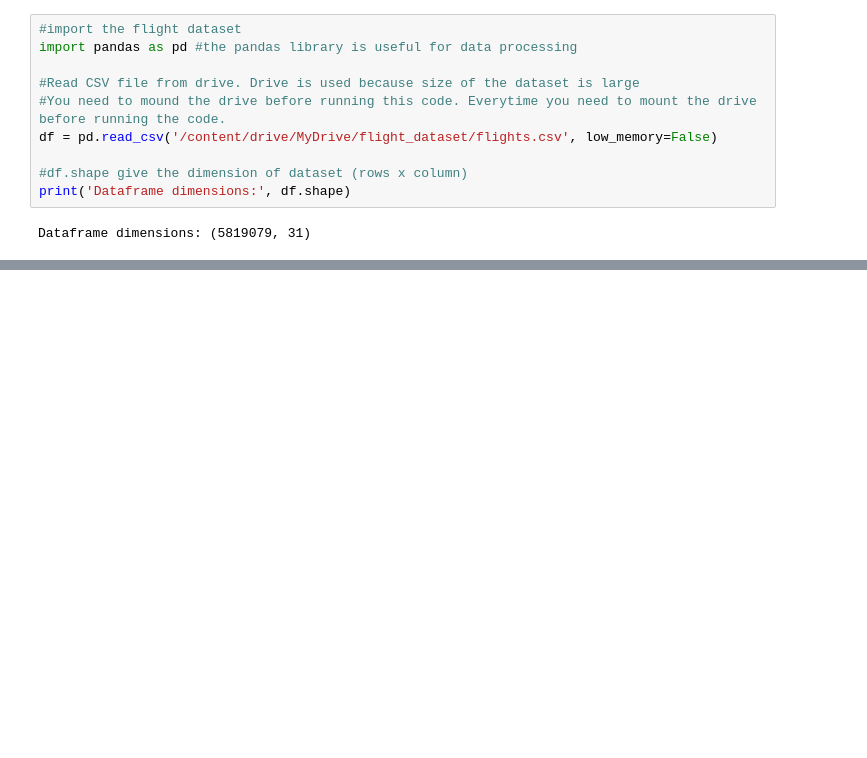
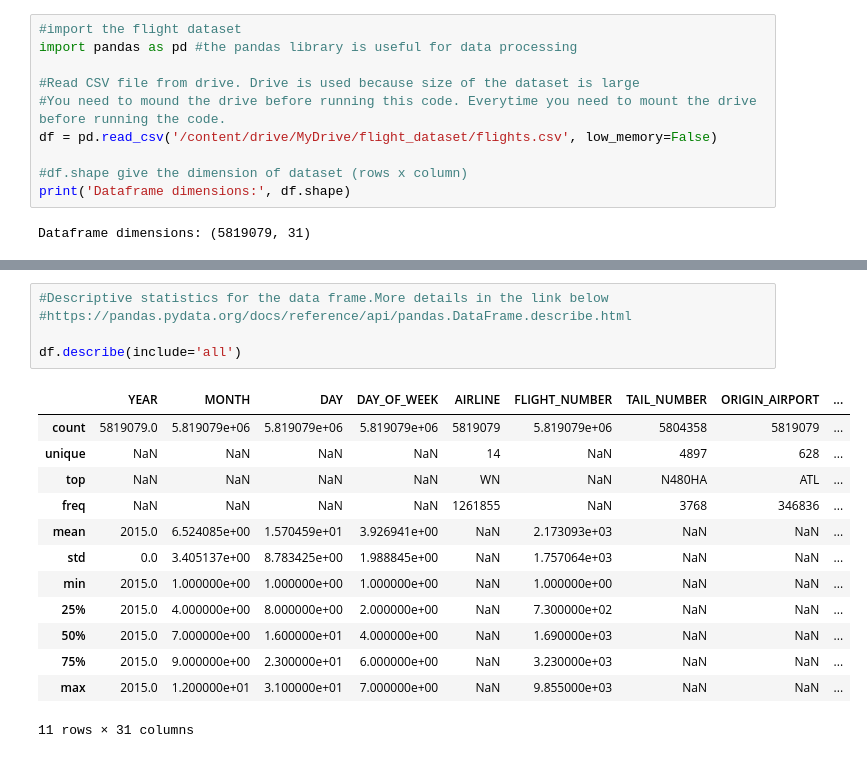
Before and after one commit to arvind-maurya/IIML_Group_Project, a Jupyter notebook: Predicting_flight_delays.ipynb, the cells around one changed output, grey strips where cells are left out. Drawn from its saved outputs; the diff is of its cells as text; blank space fills up the shorter version.

```diff
--- a/Predicting_flight_delays.ipynb
+++ b/Predicting_flight_delays.ipynb
@@ -44,0 +61,19 @@ Dataframe dimensions: (5819079, 31)
+# %%
+#Descriptive statistics for the data frame.More details in the link below
+#https://pandas.pydata.org/docs/reference/api/pandas.DataFrame.describe.html
+
+df.describe(include='all')
+# %% [output]
+|  | YEAR | MONTH | DAY | DAY_OF_WEEK | AIRLINE | FLIGHT_NUMBER | TAIL_NUMBER | ORIGIN_AIRPORT | ... |
+| count | 5819079.0 | 5.819079e+06 | 5.819079e+06 | 5.819079e+06 | 5819079 | 5.819079e+06 | 5804358 | 5819079 | ... |
+| unique | NaN | NaN | NaN | NaN | 14 | NaN | 4897 | 628 | ... |
+| top | NaN | NaN | NaN | NaN | WN | NaN | N480HA | ATL | ... |
+| freq | NaN | NaN | NaN | NaN | 1261855 | NaN | 3768 | 346836 | ... |
+| mean | 2015.0 | 6.524085e+00 | 1.570459e+01 | 3.926941e+00 | NaN | 2.173093e+03 | NaN | NaN | ... |
+| std | 0.0 | 3.405137e+00 | 8.783425e+00 | 1.988845e+00 | NaN | 1.757064e+03 | NaN | NaN | ... |
+| min | 2015.0 | 1.000000e+00 | 1.000000e+00 | 1.000000e+00 | NaN | 1.000000e+00 | NaN | NaN | ... |
+| 25% | 2015.0 | 4.000000e+00 | 8.000000e+00 | 2.000000e+00 | NaN | 7.300000e+02 | NaN | NaN | ... |
+| 50% | 2015.0 | 7.000000e+00 | 1.600000e+01 | 4.000000e+00 | NaN | 1.690000e+03 | NaN | NaN | ... |
+| 75% | 2015.0 | 9.000000e+00 | 2.300000e+01 | 6.000000e+00 | NaN | 3.230000e+03 | NaN | NaN | ... |
+| max | 2015.0 | 1.200000e+01 | 3.100000e+01 | 7.000000e+00 | NaN | 9.855000e+03 | NaN | NaN | ... |
+11 rows × 31 columns
```
Also changed, not shown: parts of 3 cells of this notebook.
